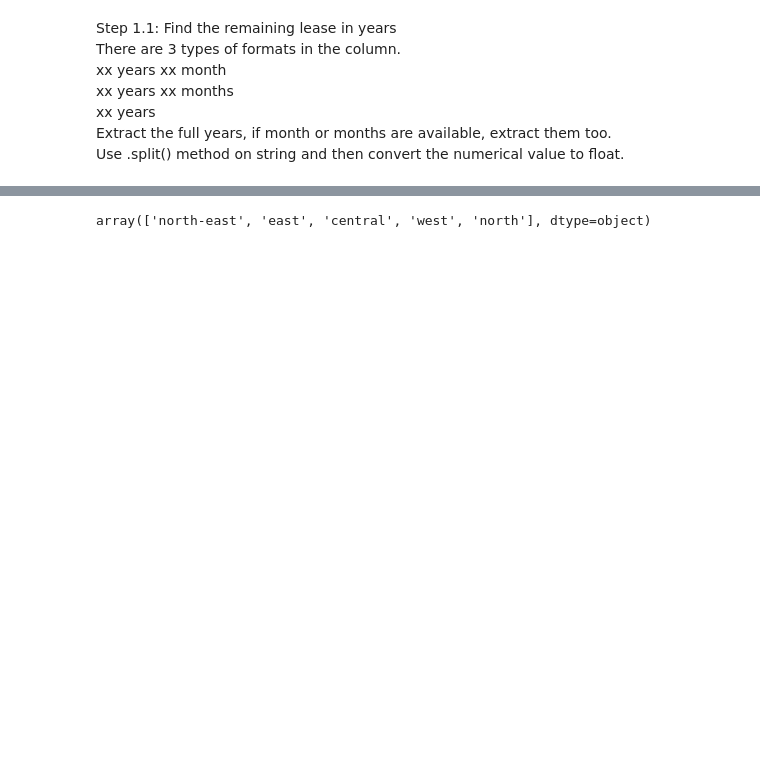
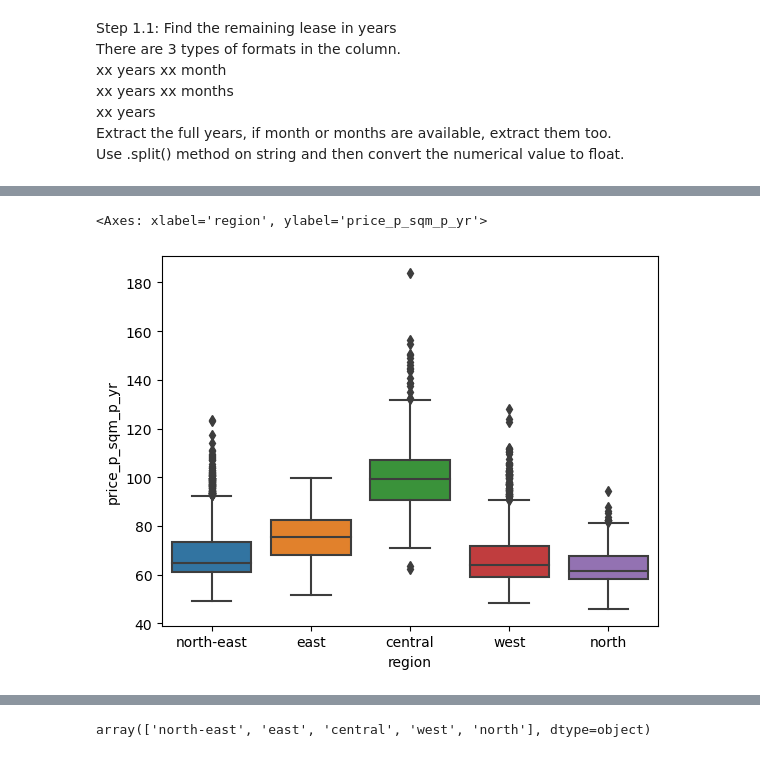
Before and after one commit to Luke-zm/Completed-Data-Courses-for-Masters, a Jupyter notebook: IND5003/assignment/IND5003_A1_<Your_Name>.ipynb, the cells around one changed output, grey strips where cells are left out. Cells and saved outputs as stored; diff of their text form; code cells hidden in the pictures; blank space fills up the shorter version.

```diff
--- a/IND5003/assignment/IND5003_A1_<Your_Name>.ipynb
+++ b/IND5003/assignment/IND5003_A1_<Your_Name>.ipynb
@@ -248,0 +278,5 @@ resale_june_df
+# %%
+sns.boxplot(data=resale_june_df, x='region', y='price_p_sqm_p_yr')
+# %% [output]
+<Axes: xlabel='region', ylabel='price_p_sqm_p_yr'>
+[figure, added]
```
Also changed, not shown: parts of 36 cells of this notebook, 7 other files.
